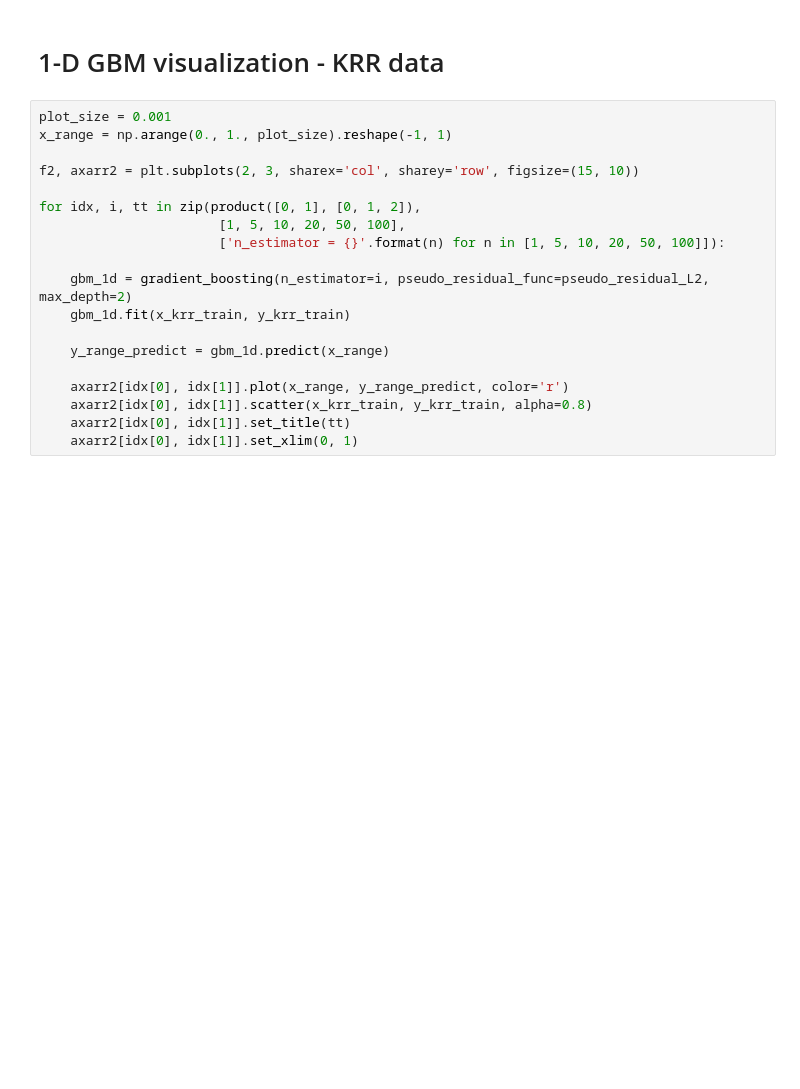
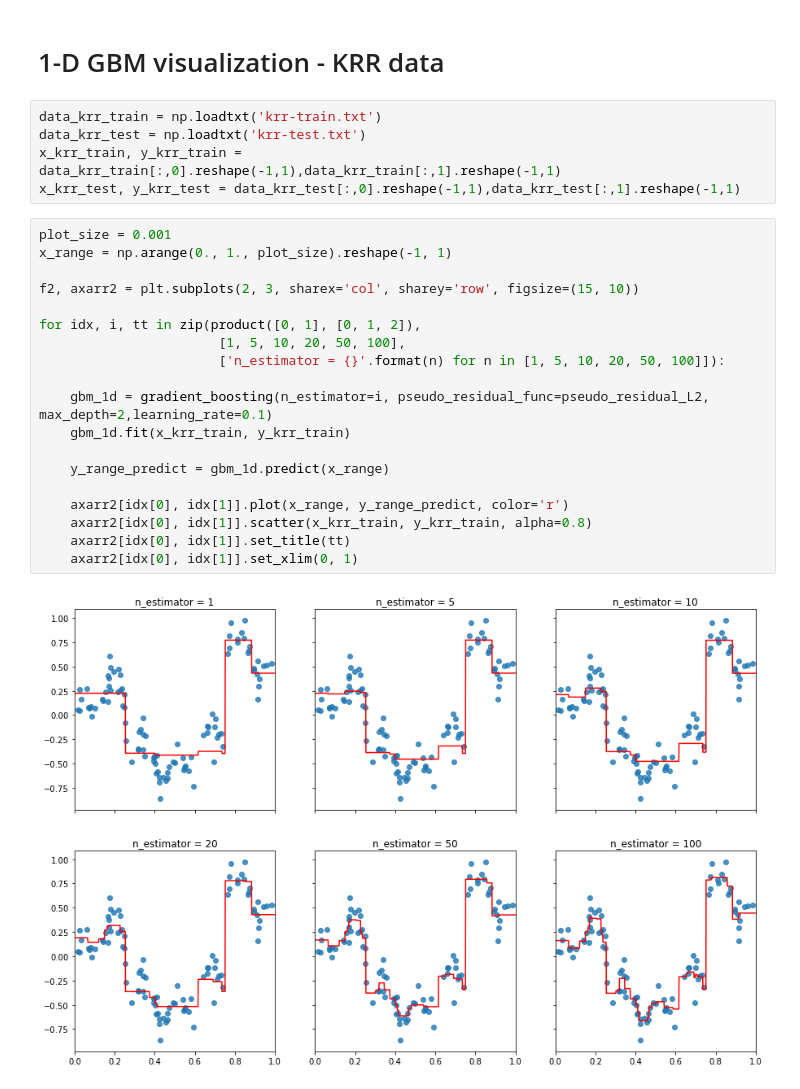
Before and after one commit to ZhuoruLin/DSGA1003_ML, a Jupyter notebook: hw6-ensemble/CART-GBM-skeleton-code.ipynb, the cells around one changed output. Cells and saved outputs as stored; diff of their text form; blank space fills up the shorter version.

```diff
--- a/hw6-ensemble/CART-GBM-skeleton-code.ipynb
+++ b/hw6-ensemble/CART-GBM-skeleton-code.ipynb
@@ -344,21 +378,28 @@ for idx, i, tt in zip(product([0, 1], [0, 1, 2]),
 # %% [markdown]
 # 1-D GBM visualization - KRR data
+# %%
+data_krr_train = np.loadtxt('krr-train.txt')
+data_krr_test = np.loadtxt('krr-test.txt')
+x_krr_train, y_krr_train = data_krr_train[:,0].reshape(-1,1),data_krr_train[:,1].reshape(-1,1)
+x_krr_test, y_krr_test = data_krr_test[:,0].reshape(-1,1),data_krr_test[:,1].reshape(-1,1)
 # %%
 plot_size = 0.001
 x_range = np.arange(0., 1., plot_size).reshape(-1, 1)
 
 f2, axarr2 = plt.subplots(2, 3, sharex='col', sharey='row', figsize=(15, 10))
 
 for idx, i, tt in zip(product([0, 1], [0, 1, 2]),
                        [1, 5, 10, 20, 50, 100],
                        ['n_estimator = {}'.format(n) for n in [1, 5, 10, 20, 50, 100]]):
 
-    gbm_1d = gradient_boosting(n_estimator=i, pseudo_residual_func=pseudo_residual_L2, max_depth=2)
+    gbm_1d = gradient_boosting(n_estimator=i, pseudo_residual_func=pseudo_residual_L2, max_depth=2,learning_rate=0.1)
     gbm_1d.fit(x_krr_train, y_krr_train)
 
     y_range_predict = gbm_1d.predict(x_range)
 
     axarr2[idx[0], idx[1]].plot(x_range, y_range_predict, color='r')
     axarr2[idx[0], idx[1]].scatter(x_krr_train, y_krr_train, alpha=0.8)
     axarr2[idx[0], idx[1]].set_title(tt)
     axarr2[idx[0], idx[1]].set_xlim(0, 1)
+# %% [output]
+[figure, added]
```
Also changed, not shown: parts of 4 cells of this notebook, 1 other file.
